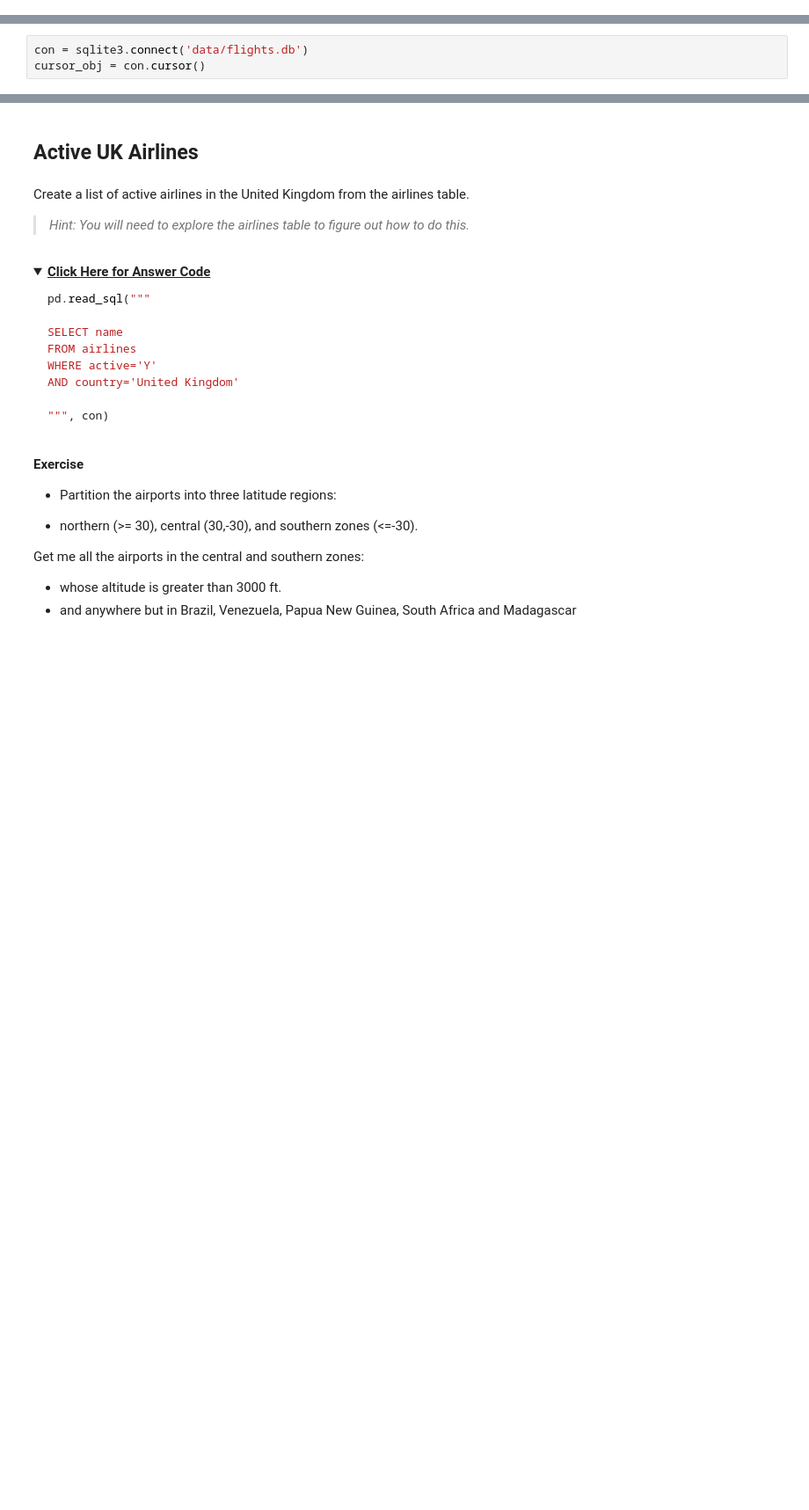
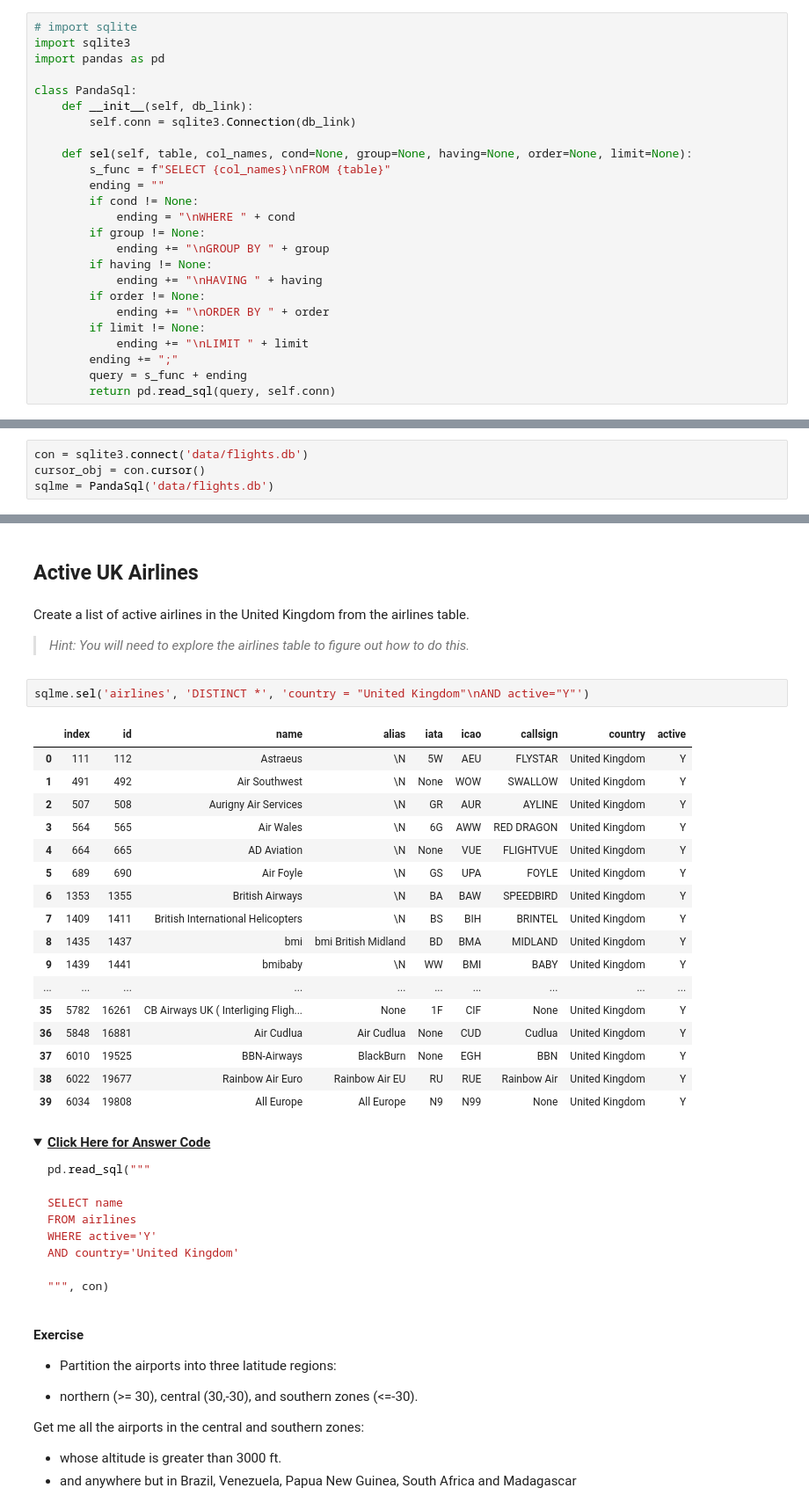
Before and after one commit to DrewAlderfer/NYC-DS-091922, a Jupyter notebook: Phase_1/Phase1_Topic6_Getting_Started_With_SQL/SQL_queries.ipynb, the cells around one changed output, grey strips where cells are left out. Shown: that part at 88% size. Cells and saved outputs as stored; diff of their text form; folded sections open; blank space fills up the shorter version.

```diff
--- a/Phase_1/Phase1_Topic6_Getting_Started_With_SQL/SQL_queries.ipynb
+++ b/Phase_1/Phase1_Topic6_Getting_Started_With_SQL/SQL_queries.ipynb
@@ -72,3 +68,28 @@ import pandas as pd
+# %%
+# import sqlite
+import sqlite3
+import pandas as pd
+
+class PandaSql:
+    def __init__(self, db_link):
+        self.conn = sqlite3.Connection(db_link)
+
+    def sel(self, table, col_names, cond=None, group=None, having=None, order=None, limit=None):
+        s_func = f"SELECT {col_names}\nFROM {table}"
+        ending = ""
+        if cond != None:
+            ending = "\nWHERE " + cond
+        if group != None:
+            ending += "\nGROUP BY " + group
+        if having != None:
+            ending += "\nHAVING " + having
+        if order != None:
+            ending += "\nORDER BY " + order
+        if limit != None:
+            ending += "\nLIMIT " + limit
+        ending += ";"
+        query = s_func + ending
+        return pd.read_sql(query, self.conn)
 # %% [markdown]
 Interacting with a sqlite database.
 - Connect to database
@@ -90,6 +111,7 @@ This opens a connection to the flights database and creates cursor object.
 # %%
 con = sqlite3.connect('data/flights.db')
 cursor_obj = con.cursor()
+sqlme = PandaSql('data/flights.db')
 # %% [markdown]
 See tables in the sqlite database via command line.
 # %%
@@ -765,6 +962,26 @@ LIMIT 10
 Create a list of active airlines in the United Kingdom from the airlines table.
 
 > _Hint: You will need to explore the airlines table to figure out how to do this._
+# %%
+sqlme.sel('airlines', 'DISTINCT *', 'country = "United Kingdom"\nAND active="Y"')
+# %% [output]
+|  | index | id | name | alias | iata | icao | callsign | country | active |
+| 0 | 111 | 112 | Astraeus | \N | 5W | AEU | FLYSTAR | United Kingdom | Y |
+| 1 | 491 | 492 | Air Southwest | \N | None | WOW | SWALLOW | United Kingdom | Y |
+| 2 | 507 | 508 | Aurigny Air Services | \N | GR | AUR | AYLINE | United Kingdom | Y |
+| 3 | 564 | 565 | Air Wales | \N | 6G | AWW | RED DRAGON | United Kingdom | Y |
+| 4 | 664 | 665 | AD Aviation | \N | None | VUE | FLIGHTVUE | United Kingdom | Y |
+| 5 | 689 | 690 | Air Foyle | \N | GS | UPA | FOYLE | United Kingdom | Y |
+| 6 | 1353 | 1355 | British Airways | \N | BA | BAW | SPEEDBIRD | United Kingdom | Y |
+| 7 | 1409 | 1411 | British International Helicopters | \N | BS | BIH | BRINTEL | United Kingdom | Y |
+| 8 | 1435 | 1437 | bmi | bmi British Midland | BD | BMA | MIDLAND | United Kingdom | Y |
+| 9 | 1439 | 1441 | bmibaby | \N | WW | BMI | BABY | United Kingdom | Y |
+| ... | ... | ... | ... | ... | ... | ... | ... | ... | ... |
+| 35 | 5782 | 16261 | CB Airways UK ( Interliging Fligh... | None | 1F | CIF | None | United Kingdom | Y |
+| 36 | 5848 | 16881 | Air Cudlua | Air Cudlua | None | CUD | Cudlua | United Kingdom | Y |
+| 37 | 6010 | 19525 | BBN-Airways | BlackBurn | None | EGH | BBN | United Kingdom | Y |
+| 38 | 6022 | 19677 | Rainbow Air Euro | Rainbow Air EU | RU | RUE | Rainbow Air | United Kingdom | Y |
+| 39 | 6034 | 19808 | All Europe | All Europe | N9 | N99 | None | United Kingdom | Y |
 # %% [markdown]
 <details>
     <summary><b><u>Click Here for Answer Code</u></b></summary>
```
Also changed, not shown: parts of 26 cells of this notebook, 1 other file.
